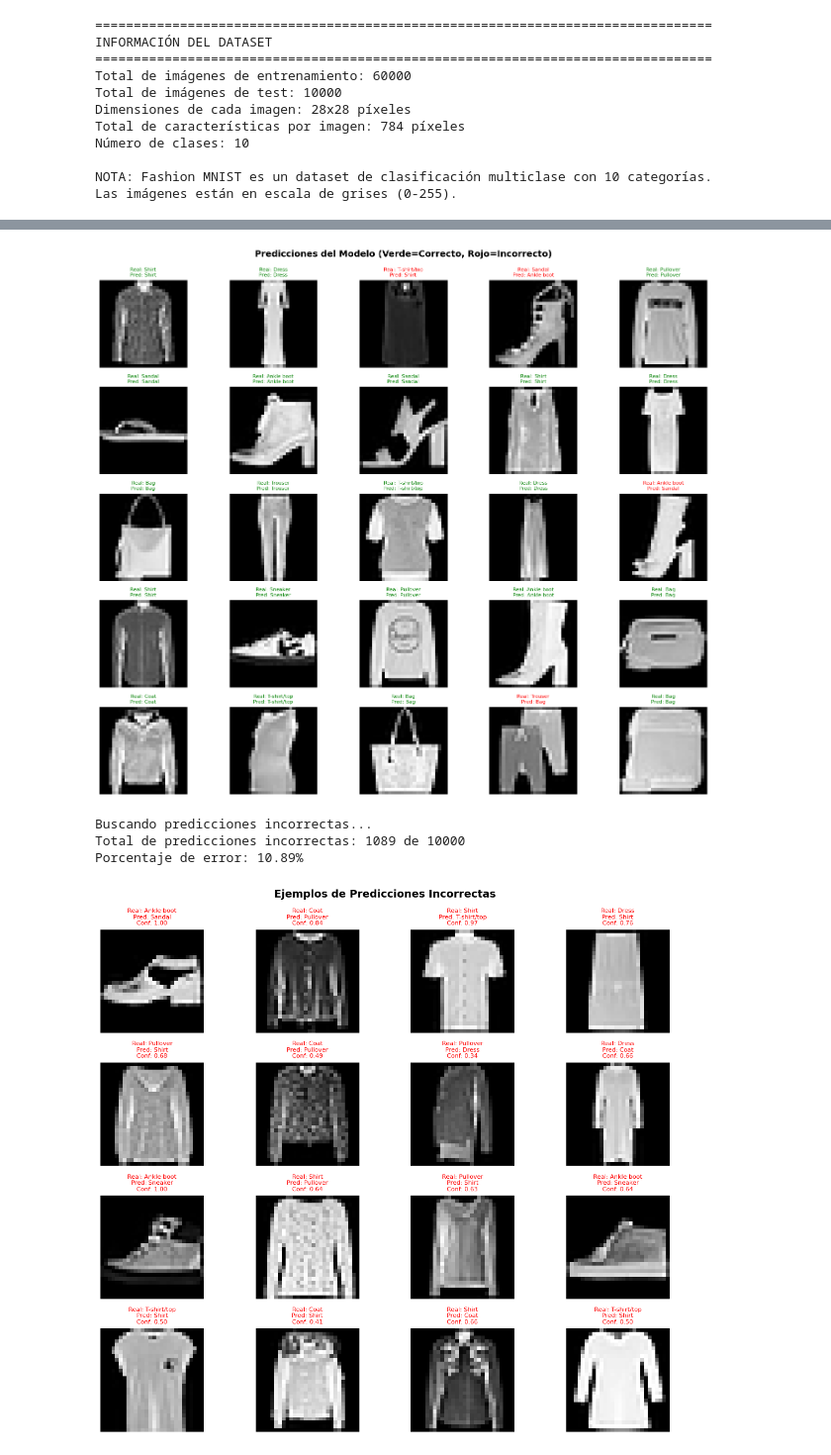
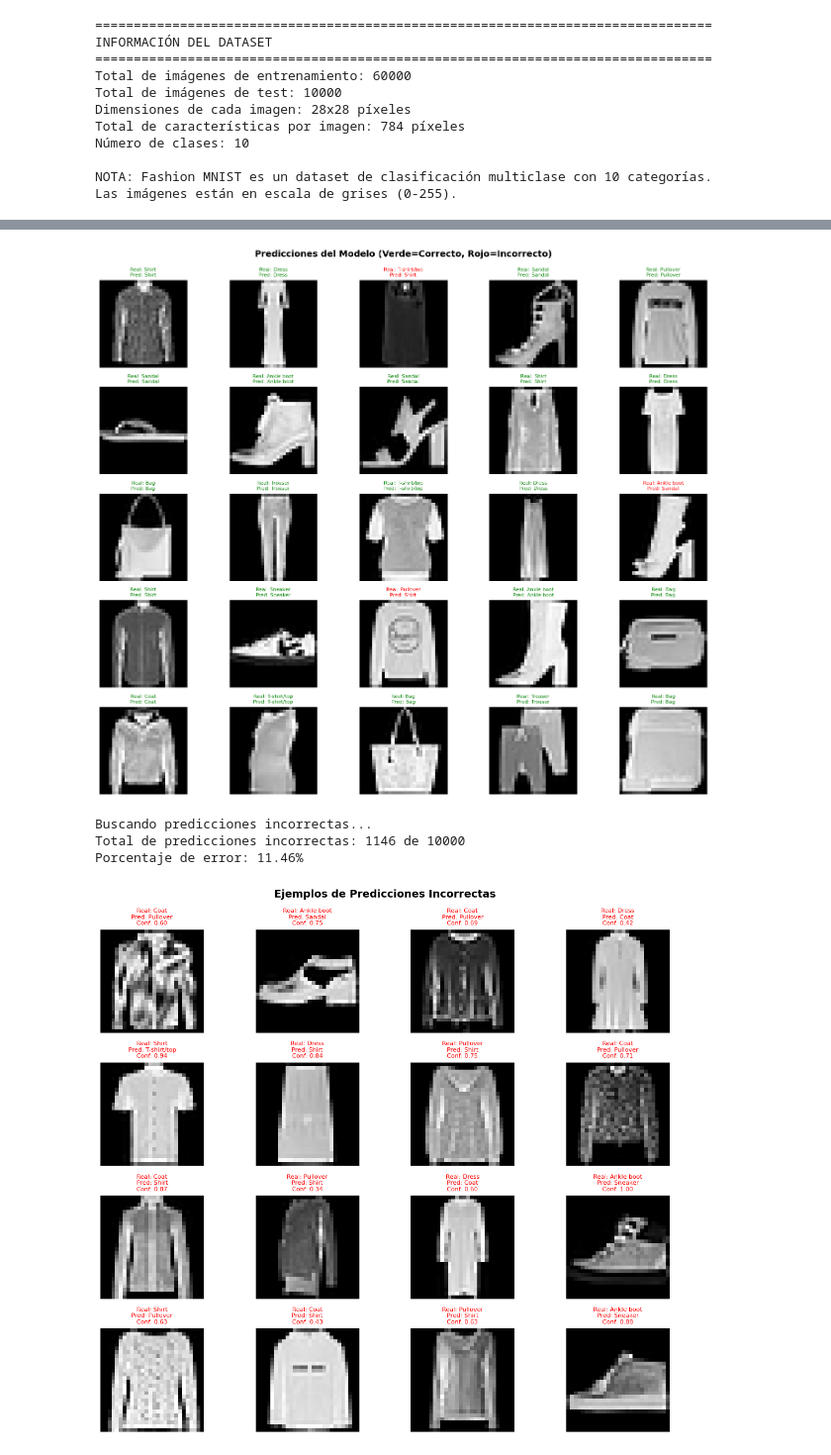
Before and after one commit to AngelPereiraR/IABD_PIA, a Jupyter notebook: Tema 03/Redes Neuronales/ejercicio06.ipynb, the cells around one changed output, grey strips where cells are left out. Shown at 99% size. Cells and saved outputs as stored; diff of their text form; code cells hidden in the pictures.

```diff
--- a/Tema 03/Redes Neuronales/ejercicio06.ipynb
+++ b/Tema 03/Redes Neuronales/ejercicio06.ipynb
@@ -1159,5 +278,5 @@ F1-Score: 0.8910
 # %%
-# Visualización de predicciones del mejor modelo
+# Visualización de predicciones
 print("="*80)
 print("VISUALIZACIÓN DE PREDICCIONES")
 print("="*80 + "\n")
@@ -1166,8 +285,8 @@ print("="*80 + "\n")
 np.random.seed(42)
 indices_aleatorios = np.random.choice(len(X_test), 25, replace=False)
 
-# Usar el modelo 6 para las predicciones (o el mejor modelo identificado)
-predicciones_visualizar = model_6.predict(X_test_img[indices_aleatorios], verbose=0)
+# Hacer predicciones
+predicciones_visualizar = model.predict(X_test_img[indices_aleatorios], verbose=0)
 clases_predichas_vis = np.argmax(predicciones_visualizar, axis=1)
 clases_reales_vis = y_test[indices_aleatorios]
 
@@ -1192,48 +311,45 @@ plt.show()
 
 # Mostrar algunas predicciones incorrectas
 print("\nBuscando predicciones incorrectas...")
-y_pred_all = model_6.predict(X_test_img, verbose=0)
-y_pred_classes_all = np.argmax(y_pred_all, axis=1)
-
-indices_incorrectos = np.where(y_pred_classes_all != y_test)[0]
+indices_incorrectos = np.where(y_pred_classes != y_test)[0]
 print(f"Total de predicciones incorrectas: {len(indices_incorrectos)} de {len(y_test)}")
 print(f"Porcentaje de error: {len(indices_incorrectos)/len(y_test)*100:.2f}%")
 
 # Visualizar algunas predicciones incorrectas
 if len(indices_incorrectos) > 0:
     num_mostrar = min(16, len(indices_incorrectos))
     indices_mostrar = indices_incorrectos[:num_mostrar]
 
     plt.figure(figsize=(12, 10))
     for i in range(num_mostrar):
         idx = indices_mostrar[i]
         plt.subplot(4, 4, i + 1)
         plt.imshow(X_test[idx], cmap='gray')
 
-        pred_probs = y_pred_all[idx]
-        pred_class = y_pred_classes_all[idx]
+        pred_probs = y_pred[idx]
+        pred_class = y_pred_classes[idx]
         real_class = y_test[idx]
 
         plt.title(f'Real: {class_names[real_class]}\n'
                   f'Pred: {class_names[pred_class]}\n'
                   f'Conf: {pred_probs[pred_class]:.2f}',
                   fontsize=8, color='red')
         plt.axis('off')
 
     plt.tight_layout()
     plt.suptitle('Ejemplos de Predicciones Incorrectas', y=1.02, fontsize=14, fontweight='bold')
     plt.show()
 else:
     print("¡Increíble! No hay predicciones incorrectas.")
 # %% [output]
 ================================================================================
 VISUALIZACIÓN DE PREDICCIONES
 ================================================================================
-[figure, old version]
+[figure, new version]
 Buscando predicciones incorrectas...
-Total de predicciones incorrectas: 1089 de 10000
-Porcentaje de error: 10.89%
+Total de predicciones incorrectas: 1146 de 10000
+Porcentaje de error: 11.46%
-[figure, old version]
+[figure, new version]
 # %%
 # Análisis de confianza de las predicciones
 print("="*80)
```
Also changed, not shown: parts of 13 cells of this notebook, 5 other files.
